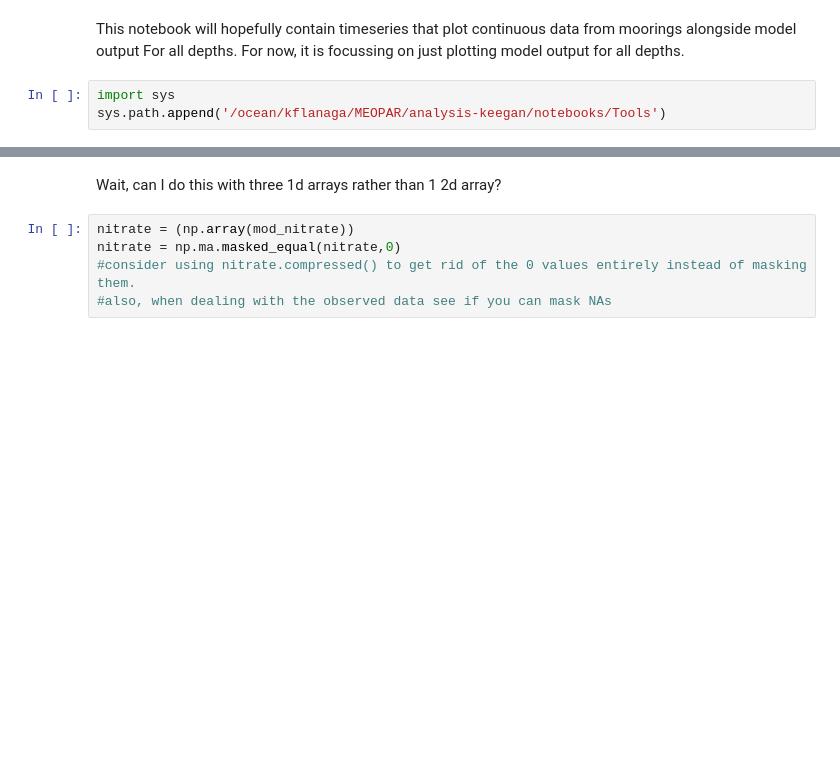
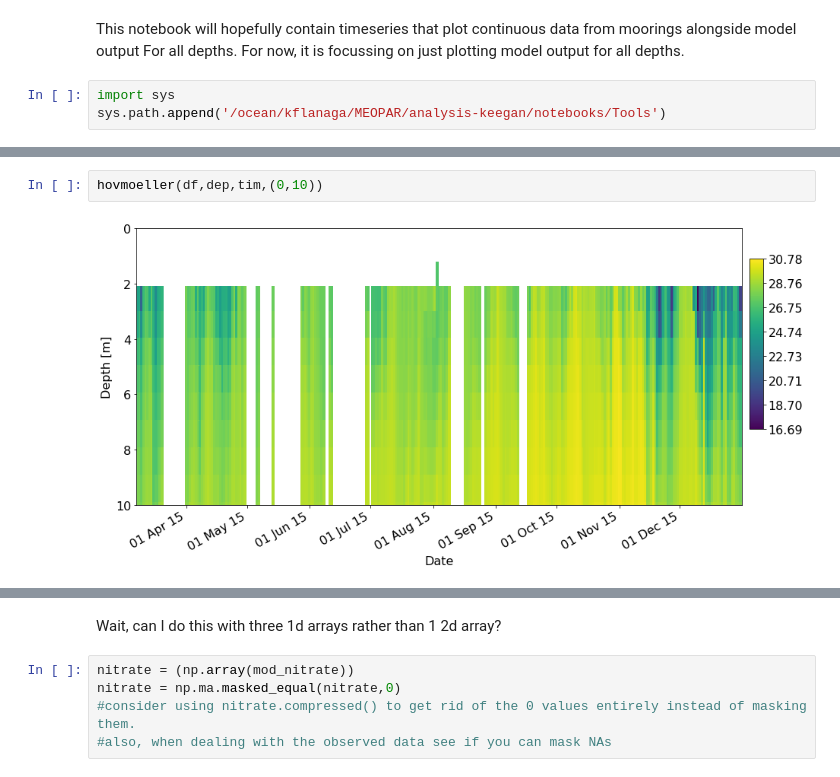
Before and after one commit to SalishSeaCast/analysis-keegan, a Jupyter notebook: notebooks/Evaluations/Continuous_Timeseries/New_format_practice.ipynb, the cells around one changed output, grey strips where cells are left out. Saved outputs shown, nothing was run; the diff lists cells and outputs as text; blank space fills up the shorter version.

```diff
--- a/notebooks/Evaluations/Continuous_Timeseries/New_format_practice.ipynb
+++ b/notebooks/Evaluations/Continuous_Timeseries/New_format_practice.ipynb
@@ -87,0 +167,4 @@ with open(os.path.join(dataloc,f'daily_data_{Mooring}.pkl'),'rb') as hh:
+# %%
+hovmoeller(df,dep,tim,(0,10))
+# %% [output]
+[figure, added]
```
Also changed, not shown: parts of 28 cells of this notebook, 2 other files.
